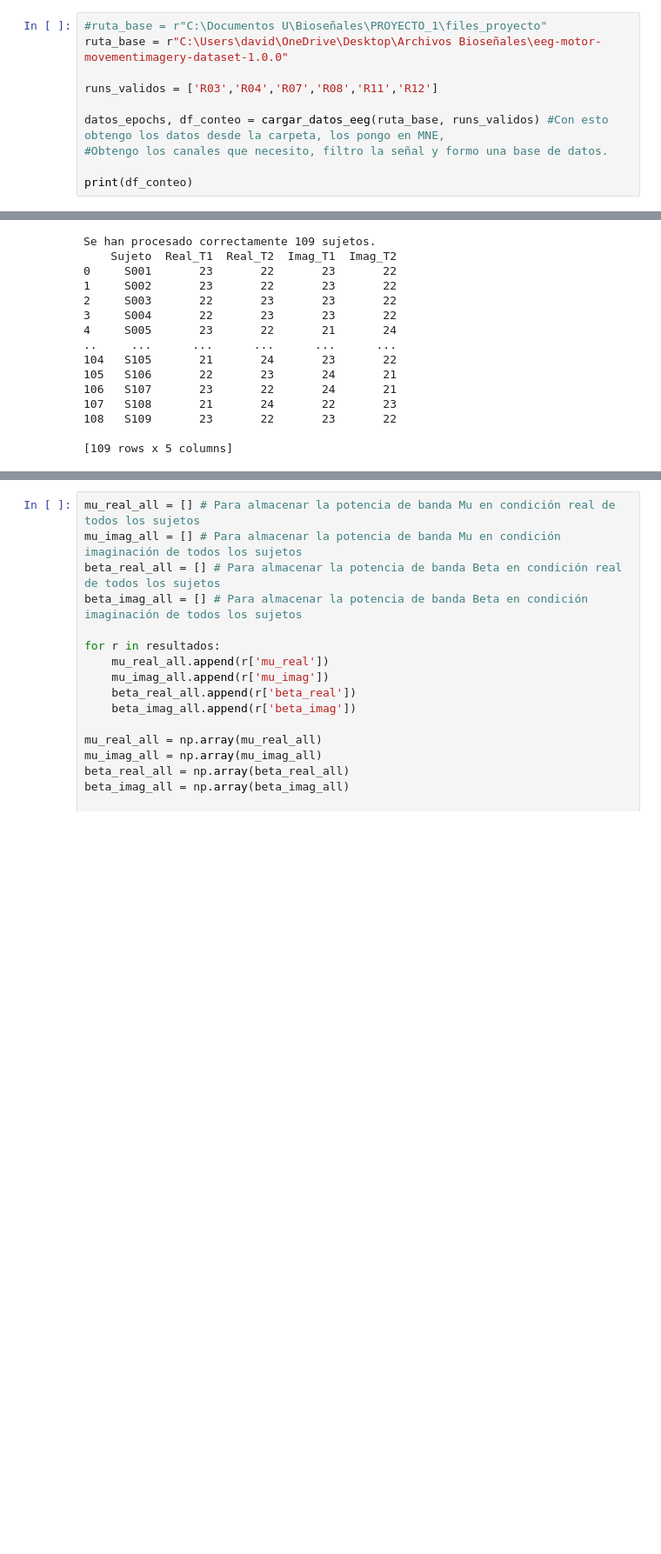
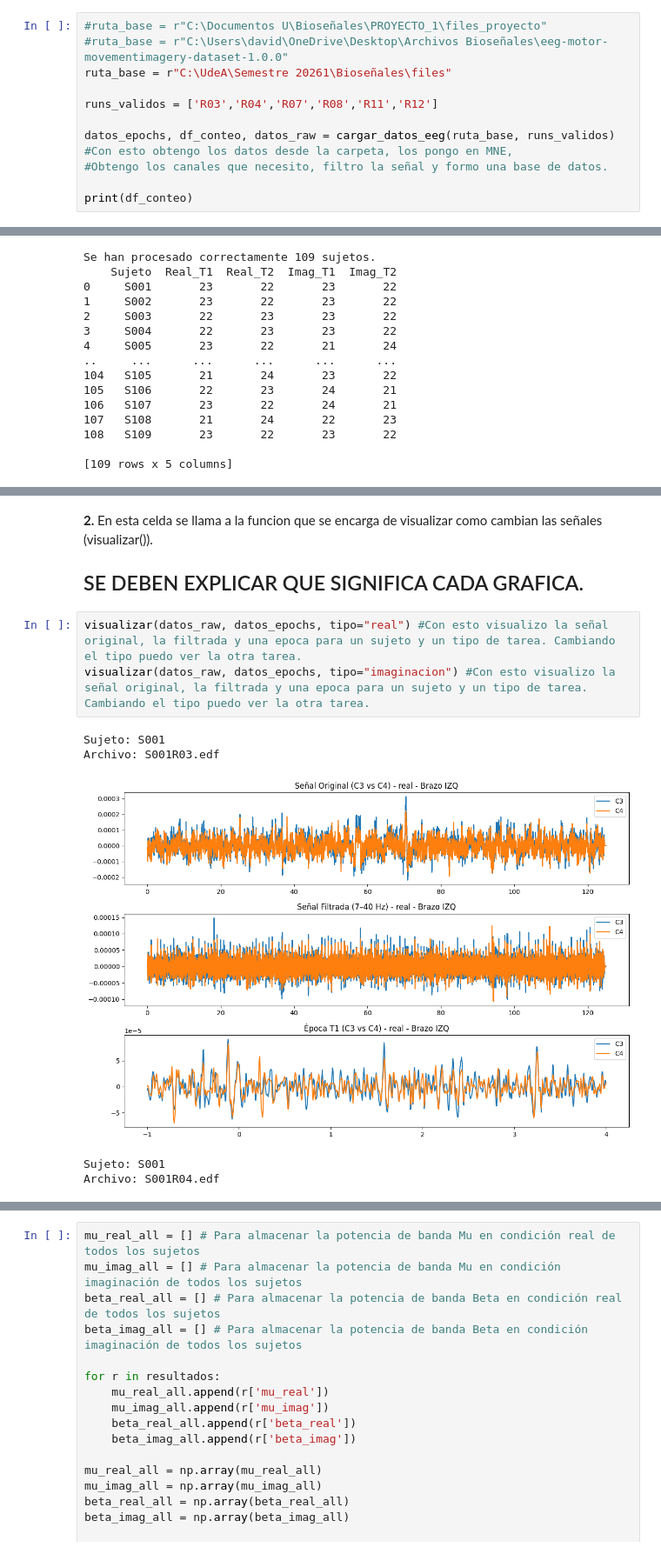
Before and after one commit to decagsito/Biosenales_20261, a Jupyter notebook: PROYECTO_1.ipynb, the cells around one changed output, grey strips where cells are left out. Shown at 87% size. Cells and saved outputs as stored; diff of their text form; blank space fills up the shorter version.

```diff
--- a/PROYECTO_1.ipynb
+++ b/PROYECTO_1.ipynb
@@ -399,10 +479,11 @@ def visualizar(ruta_base, tipo):
 # %%
 #ruta_base = r"C:\Documentos U\Bioseñales\PROYECTO_1\files_proyecto"
-ruta_base = r"C:\Users\david\OneDrive\Desktop\Archivos Bioseñales\eeg-motor-movementimagery-dataset-1.0.0"
+#ruta_base = r"C:\Users\david\OneDrive\Desktop\Archivos Bioseñales\eeg-motor-movementimagery-dataset-1.0.0"
+ruta_base = r"C:\UdeA\Semestre 20261\Bioseñales\files"
 
 runs_validos = ['R03','R04','R07','R08','R11','R12']
 
-datos_epochs, df_conteo = cargar_datos_eeg(ruta_base, runs_validos) #Con esto obtengo los datos desde la carpeta, los pongo en MNE,
+datos_epochs, df_conteo, datos_raw = cargar_datos_eeg(ruta_base, runs_validos) #Con esto obtengo los datos desde la carpeta, los pongo en MNE,
 #Obtengo los canales que necesito, filtro la señal y formo una base de datos.
 
 print(df_conteo)
@@ -437,0 +509,13 @@ Archivo: S001R04.edf
+# %% [markdown]
+**2.** En esta celda se llama a la funcion que se encarga de visualizar como cambian las señales (visualizar()).
+
+## SE DEBEN EXPLICAR QUE SIGNIFICA CADA GRAFICA.
+# %%
+visualizar(datos_raw, datos_epochs, tipo="real") #Con esto visualizo la señal original, la filtrada y una epoca para un sujeto y un tipo de tarea. Cambiando el tipo puedo ver la otra tarea.
+visualizar(datos_raw, datos_epochs, tipo="imaginacion") #Con esto visualizo la señal original, la filtrada y una epoca para un sujeto y un tipo de tarea. Cambiando el tipo puedo ver la otra tarea.
+# %% [output]
+Sujeto: S001
+Archivo: S001R03.edf
+[figure, added]
+Sujeto: S001
+Archivo: S001R04.edf
```
Also changed, not shown: parts of 22 cells of this notebook.
